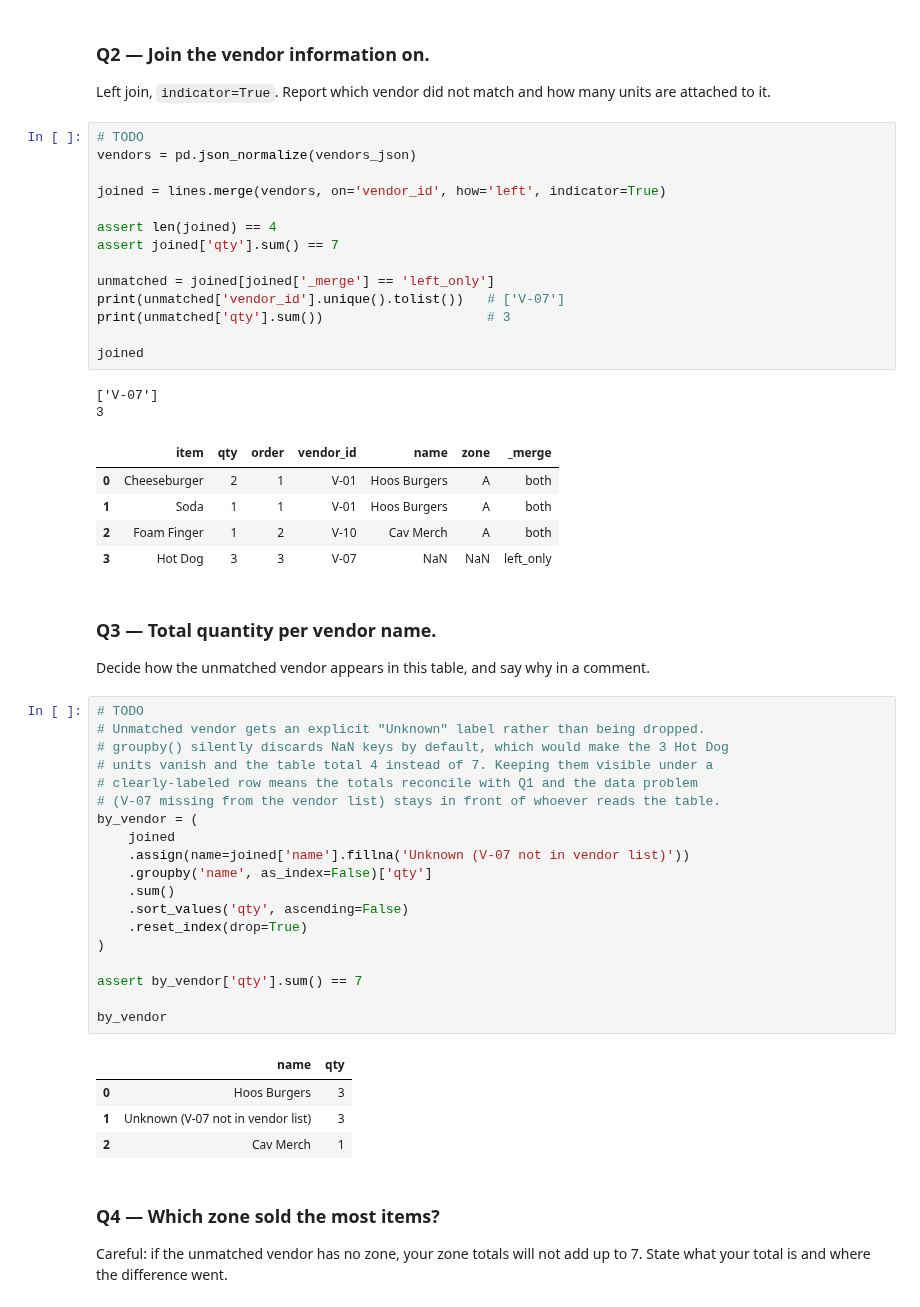
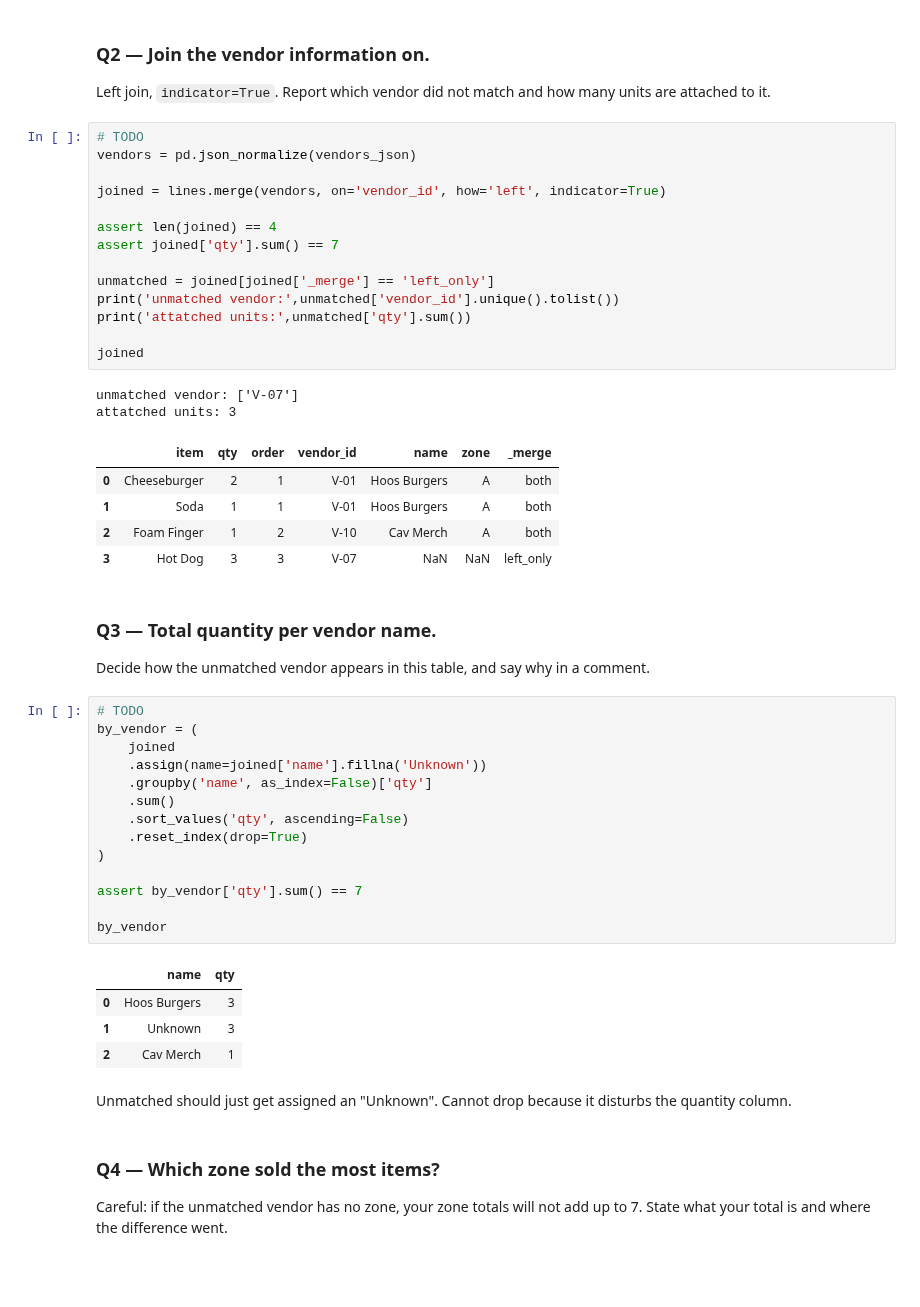
Before and after one commit to michaelhunter12/ds2002-fa26, a Jupyter notebook: notebooks/04-json-apis/2026-10-02 — Normalize and Join Nested JSON — Lab.ipynb, the cells around one changed output. Cells and saved outputs as stored; diff of their text form; blank space fills up the shorter version.

```diff
--- a/notebooks/04-json-apis/2026-10-02 — Normalize and Join Nested JSON — Lab.ipynb
+++ b/notebooks/04-json-apis/2026-10-02 — Normalize and Join Nested JSON — Lab.ipynb
@@ -63,13 +63,13 @@ assert len(joined) == 4
 assert joined['qty'].sum() == 7
 
 unmatched = joined[joined['_merge'] == 'left_only']
-print(unmatched['vendor_id'].unique().tolist())   # ['V-07']
-print(unmatched['qty'].sum())                     # 3
+print('unmatched vendor:',unmatched['vendor_id'].unique().tolist())
+print('attatched units:',unmatched['qty'].sum())
 
 joined
 # %% [output]
-['V-07']
-3
+unmatched vendor: ['V-07']
+attatched units: 3
 |  | item | qty | order | vendor_id | name | zone | _merge |
 | 0 | Cheeseburger | 2 | 1 | V-01 | Hoos Burgers | A | both |
 | 1 | Soda | 1 | 1 | V-01 | Hoos Burgers | A | both |
@@ -81,28 +81,25 @@ joined
 Decide how the unmatched vendor appears in this table, and say why in a comment.
 # %%
 # TODO
-# Unmatched vendor gets an explicit "Unknown" label rather than being dropped.
-# groupby() silently discards NaN keys by default, which would make the 3 Hot Dog
-# units vanish and the table total 4 instead of 7. Keeping them visible under a
-# clearly-labeled row means the totals reconcile with Q1 and the data problem
-# (V-07 missing from the vendor list) stays in front of whoever reads the table.
 by_vendor = (
     joined
-    .assign(name=joined['name'].fillna('Unknown (V-07 not in vendor list)'))
+    .assign(name=joined['name'].fillna('Unknown'))
     .groupby('name', as_index=False)['qty']
     .sum()
     .sort_values('qty', ascending=False)
     .reset_index(drop=True)
 )
 
 assert by_vendor['qty'].sum() == 7
 
 by_vendor
 # %% [output]
 |  | name | qty |
 | 0 | Hoos Burgers | 3 |
-| 1 | Unknown (V-07 not in vendor list) | 3 |
+| 1 | Unknown | 3 |
 | 2 | Cav Merch | 1 |
+# %% [markdown]
+Unmatched should just get assigned an "Unknown". Cannot drop because it disturbs the quantity column.
 # %% [markdown]
 ### Q4 — Which zone sold the most items?
 
```
Also changed, not shown: parts of 4 cells of this notebook.
